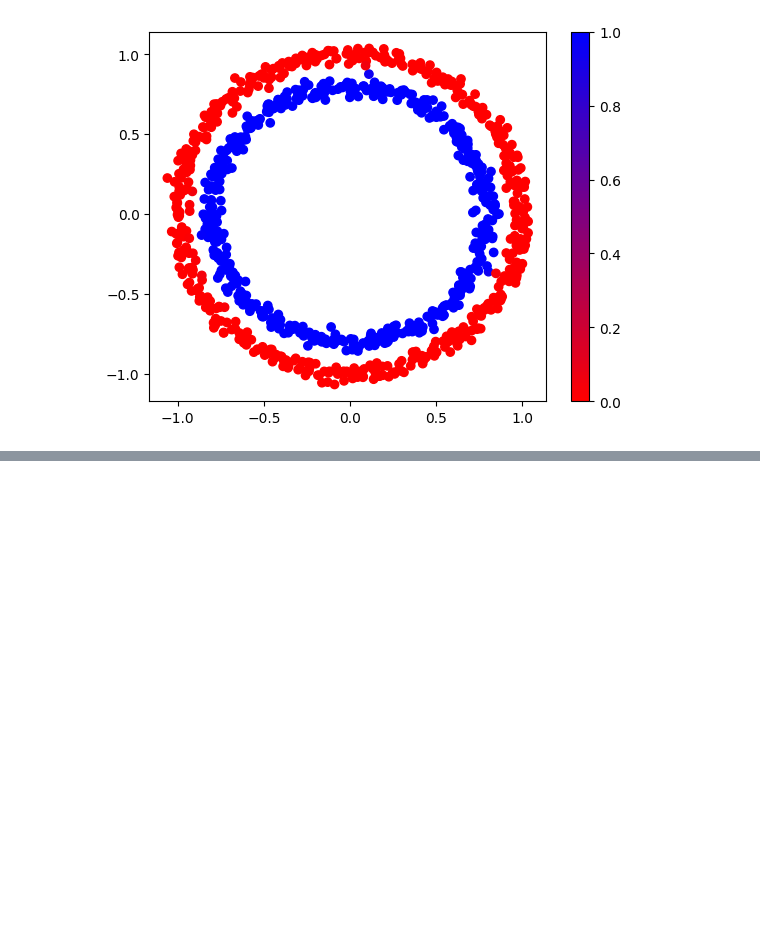
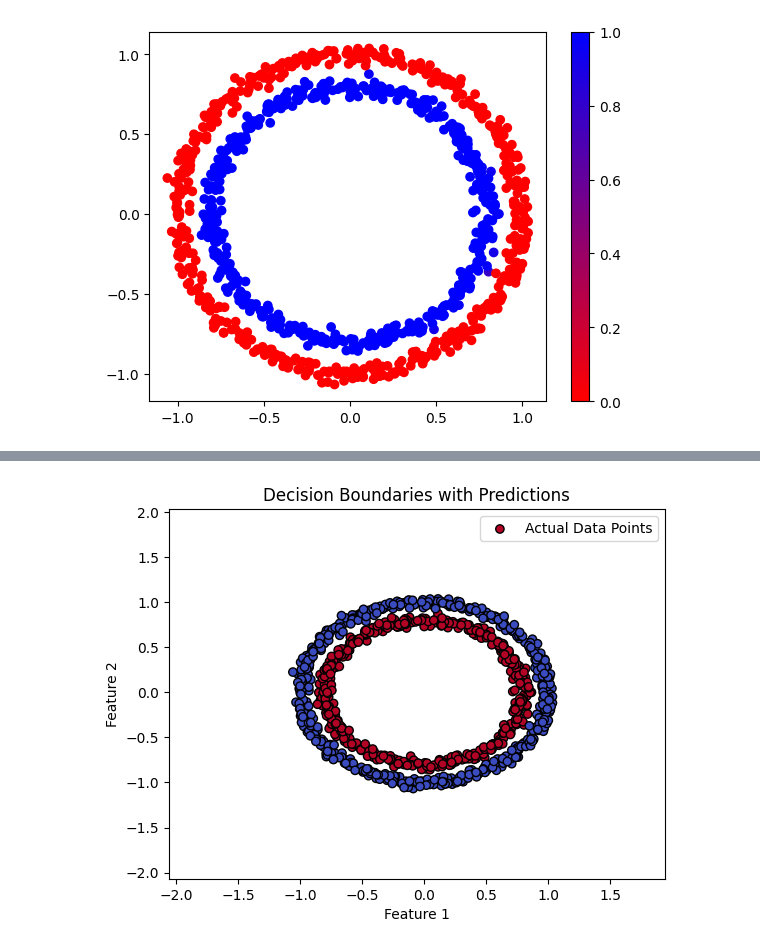
Before and after one commit to 88FaHaD/ML, a Jupyter notebook: visualclassifiction.ipynb, the cells around one changed output, grey strips where cells are left out. Cells and saved outputs as stored; diff of their text form; code cells hidden in the pictures; blank space fills up the shorter version.

```diff
--- a/visualclassifiction.ipynb
+++ b/visualclassifiction.ipynb
@@ -191,0 +202,26 @@ plt.show()
+# %%
+# Define ranges for the grid
+x1_min, x1_max = x[:, 0].min() - 1, x[:, 0].max() + 1
+x2_min, x2_max = x[:, 1].min() - 1, x[:, 1].max() + 1
+
+# Generate a grid of points
+xx1, xx2 = np.meshgrid(np.arange(x1_min, x1_max, 0.1),
+                       np.arange(x2_min, x2_max, 0.1))
+
+# Predict the class labels for the grid points
+Z = model4.predict(np.c_[xx1.ravel(), xx2.ravel()])
+Z = np.argmax(Z, axis=1)
+Z = Z.reshape(xx1.shape)
+
+# Plot the decision boundaries with contour lines
+plt.contour(xx1, xx2, Z, colors='k', alpha=0.5, label='Decision Boundary')  # Decision boundary lines
+
+# Plot the actual data points with solid colors
+plt.scatter(x[:, 0], x[:, 1], c=y, cmap='coolwarm', edgecolor='k', marker='o', label='Actual Data Points')  # Actual data points
+
+plt.xlabel('Feature 1')
+plt.ylabel('Feature 2')
+plt.title('Decision Boundaries with Predictions')
+plt.legend()
+plt.show()
+# %% [output]
@@ -191,0 +229 @@ plt.show()
+[figure, added]
```
Also changed, not shown: parts of 7 cells of this notebook.
